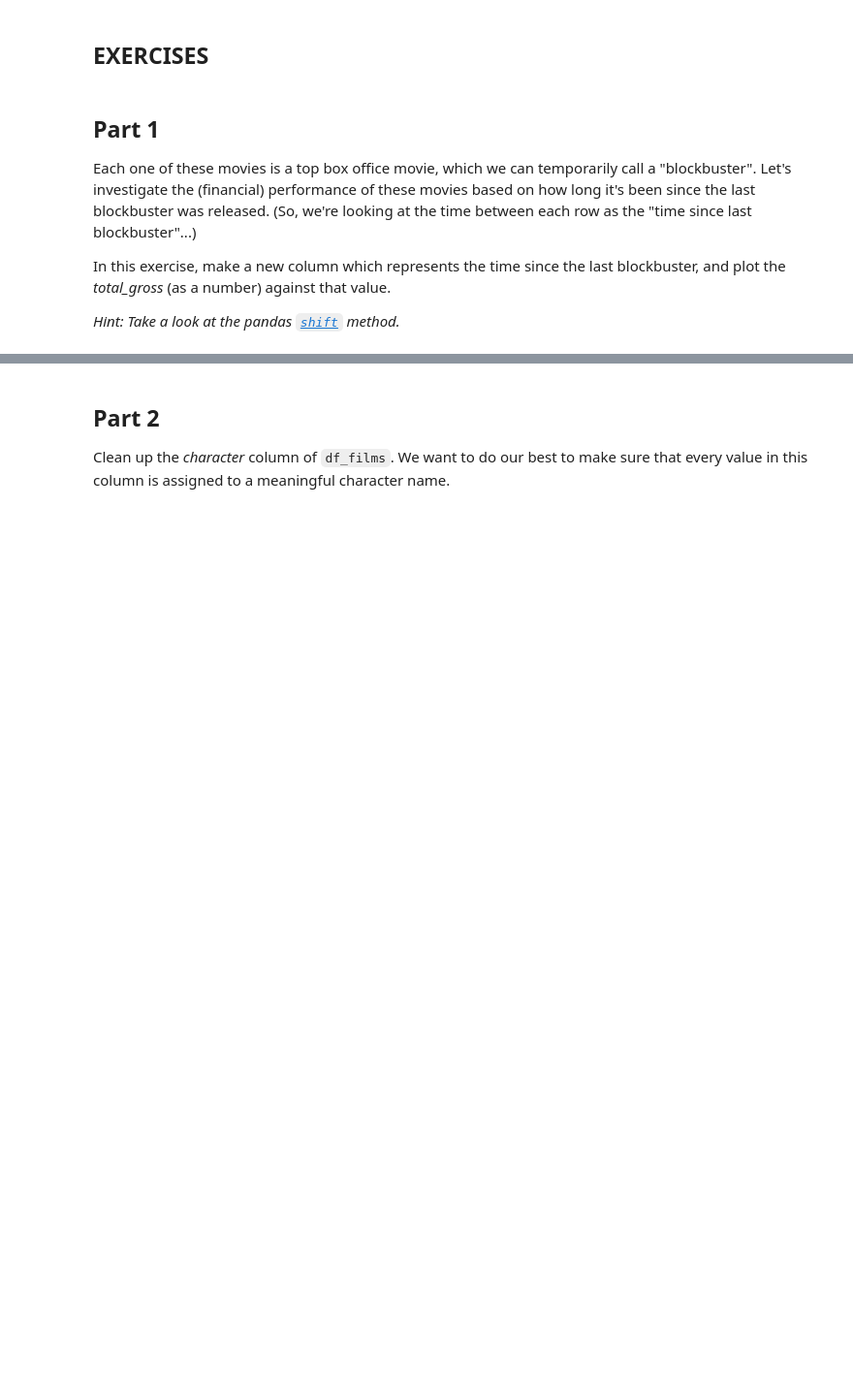
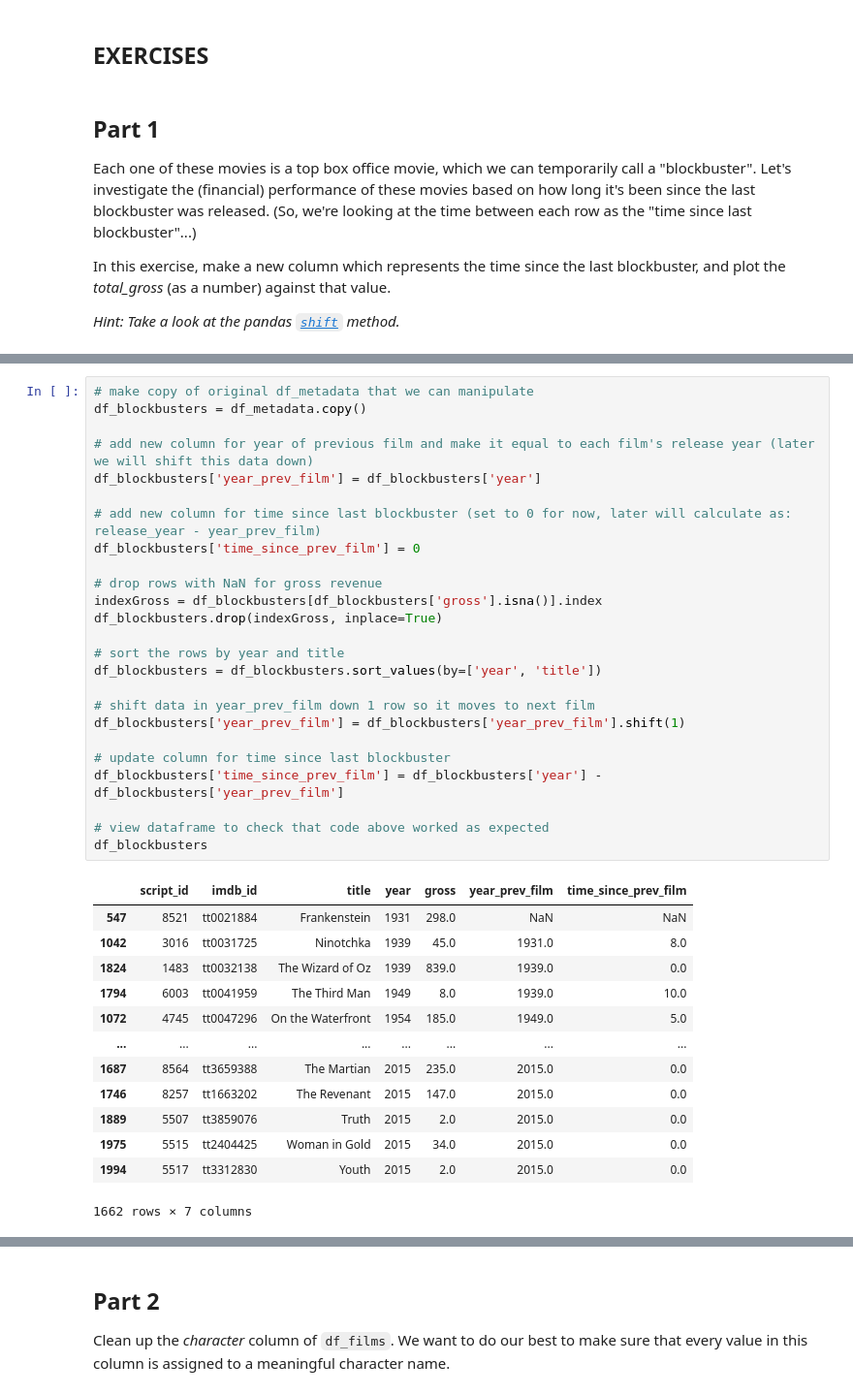
Before and after one commit to mfrontz/i501-labs, a Jupyter notebook: lab_4/lab_4.ipynb, the cells around one changed output, grey strips where cells are left out. Shown at 97% size. Drawn from its saved outputs; the diff is of its cells as text; blank space fills up the shorter version.

```diff
--- a/lab_4/lab_4.ipynb
+++ b/lab_4/lab_4.ipynb
@@ -907,0 +890,39 @@ Given all of that, here's what I think the task might require:
+# %%
+# make copy of original df_metadata that we can manipulate
+df_blockbusters = df_metadata.copy()
+
+# add new column for year of previous film and make it equal to each film's release year (later we will shift this data down)
+df_blockbusters['year_prev_film'] = df_blockbusters['year']
+
+# add new column for time since last blockbuster (set to 0 for now, later will calculate as: release_year - year_prev_film)
+df_blockbusters['time_since_prev_film'] = 0
+
+# drop rows with NaN for gross revenue
+indexGross = df_blockbusters[df_blockbusters['gross'].isna()].index
+df_blockbusters.drop(indexGross, inplace=True)
+
+# sort the rows by year and title
+df_blockbusters = df_blockbusters.sort_values(by=['year', 'title'])
+
+# shift data in year_prev_film down 1 row so it moves to next film
+df_blockbusters['year_prev_film'] = df_blockbusters['year_prev_film'].shift(1)
+
+# update column for time since last blockbuster
+df_blockbusters['time_since_prev_film'] = df_blockbusters['year'] - df_blockbusters['year_prev_film']
+
+# view dataframe to check that code above worked as expected
+df_blockbusters
+# %% [output]
+|  | script_id | imdb_id | title | year | gross | year_prev_film | time_since_prev_film |
+| 547 | 8521 | tt0021884 | Frankenstein | 1931 | 298.0 | NaN | NaN |
+| 1042 | 3016 | tt0031725 | Ninotchka | 1939 | 45.0 | 1931.0 | 8.0 |
+| 1824 | 1483 | tt0032138 | The Wizard of Oz | 1939 | 839.0 | 1939.0 | 0.0 |
+| 1794 | 6003 | tt0041959 | The Third Man | 1949 | 8.0 | 1939.0 | 10.0 |
+| 1072 | 4745 | tt0047296 | On the Waterfront | 1954 | 185.0 | 1949.0 | 5.0 |
+| ... | ... | ... | ... | ... | ... | ... | ... |
+| 1687 | 8564 | tt3659388 | The Martian | 2015 | 235.0 | 2015.0 | 0.0 |
+| 1746 | 8257 | tt1663202 | The Revenant | 2015 | 147.0 | 2015.0 | 0.0 |
+| 1889 | 5507 | tt3859076 | Truth | 2015 | 2.0 | 2015.0 | 0.0 |
+| 1975 | 5515 | tt2404425 | Woman in Gold | 2015 | 34.0 | 2015.0 | 0.0 |
+| 1994 | 5517 | tt3312830 | Youth | 2015 | 2.0 | 2015.0 | 0.0 |
+1662 rows × 7 columns
```
Also changed, not shown: parts of 6 cells of this notebook.
